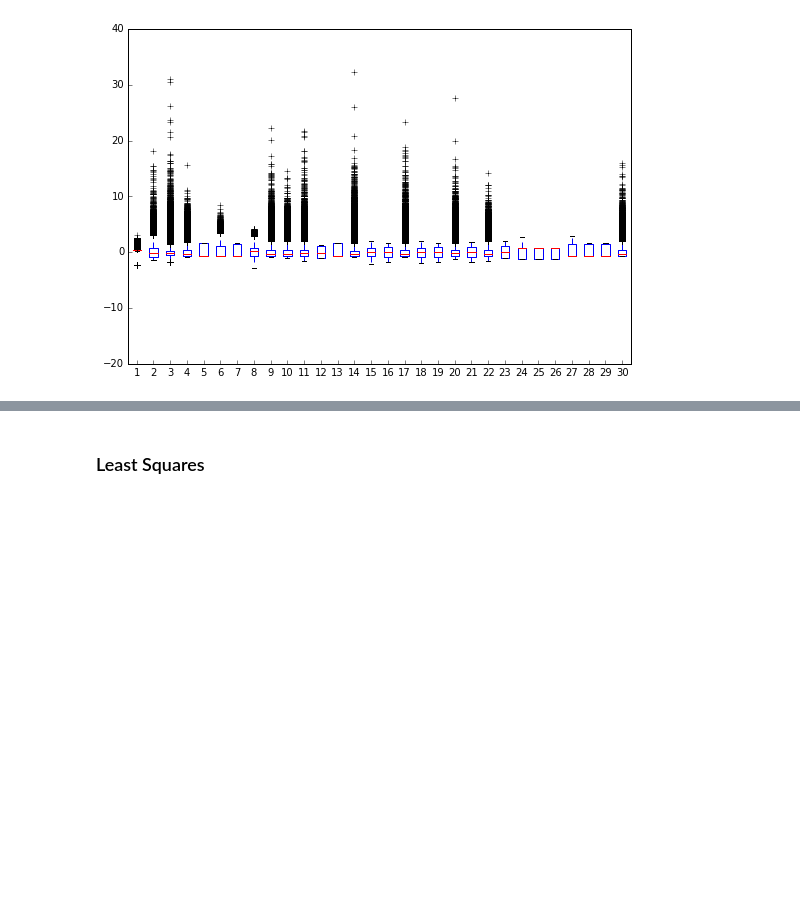
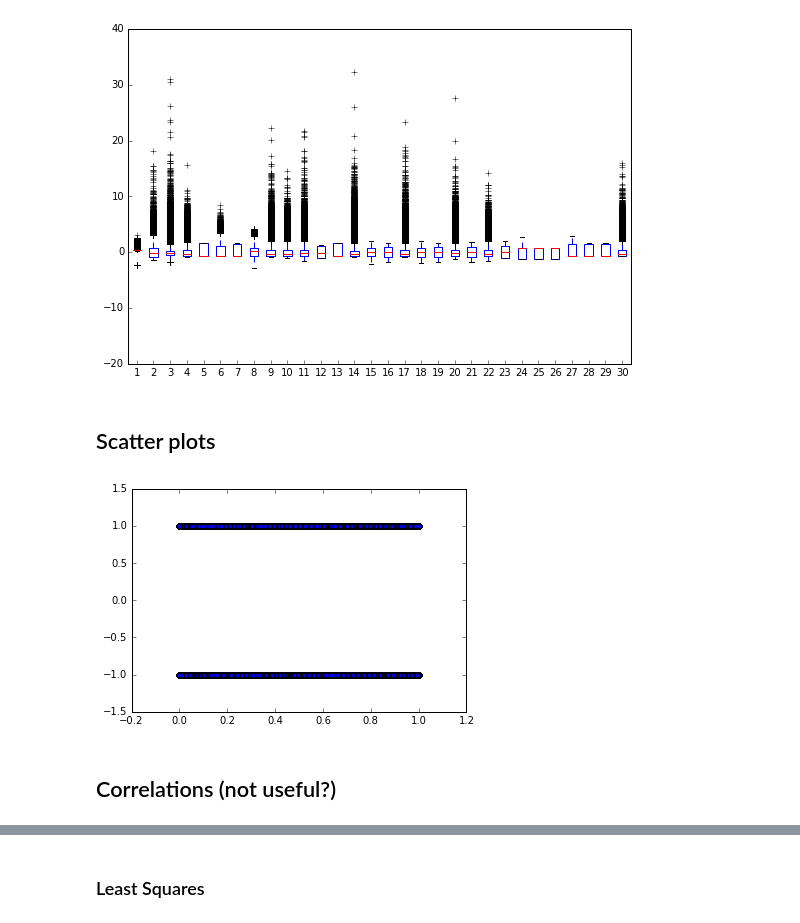
Before and after one commit to Walono/ML_project1, a Jupyter notebook: projects/project1/scripts/project1.ipynb, the cells around one changed output, grey strips where cells are left out. Saved outputs shown, nothing was run; the diff lists cells and outputs as text; code cells hidden in the pictures; blank space fills up the shorter version.

Commit message:
Scatter plots and correlations

```diff
--- a/projects/project1/scripts/project1.ipynb
+++ b/projects/project1/scripts/project1.ipynb
@@ -119,3 +123,14 @@ axes.set_ylim([-20,40])
 # %% [output]
 (-20, 40)
 [figure]
+# %% [markdown]
+## Scatter plots
+# %%
+res = np.column_stack((y, tX[:,12])) # Change with tX[:,i] to plot y against the ith col of tX
+res_filt = res[res[:,1] != -999]
+plt.scatter(res_filt[:,1], res_filt[:,0])
+plt.show()
+# %% [output]
+[figure, added]
+# %% [markdown]
+## Correlations (not useful?)
```
Also changed, not shown: parts of 2 cells of this notebook.
